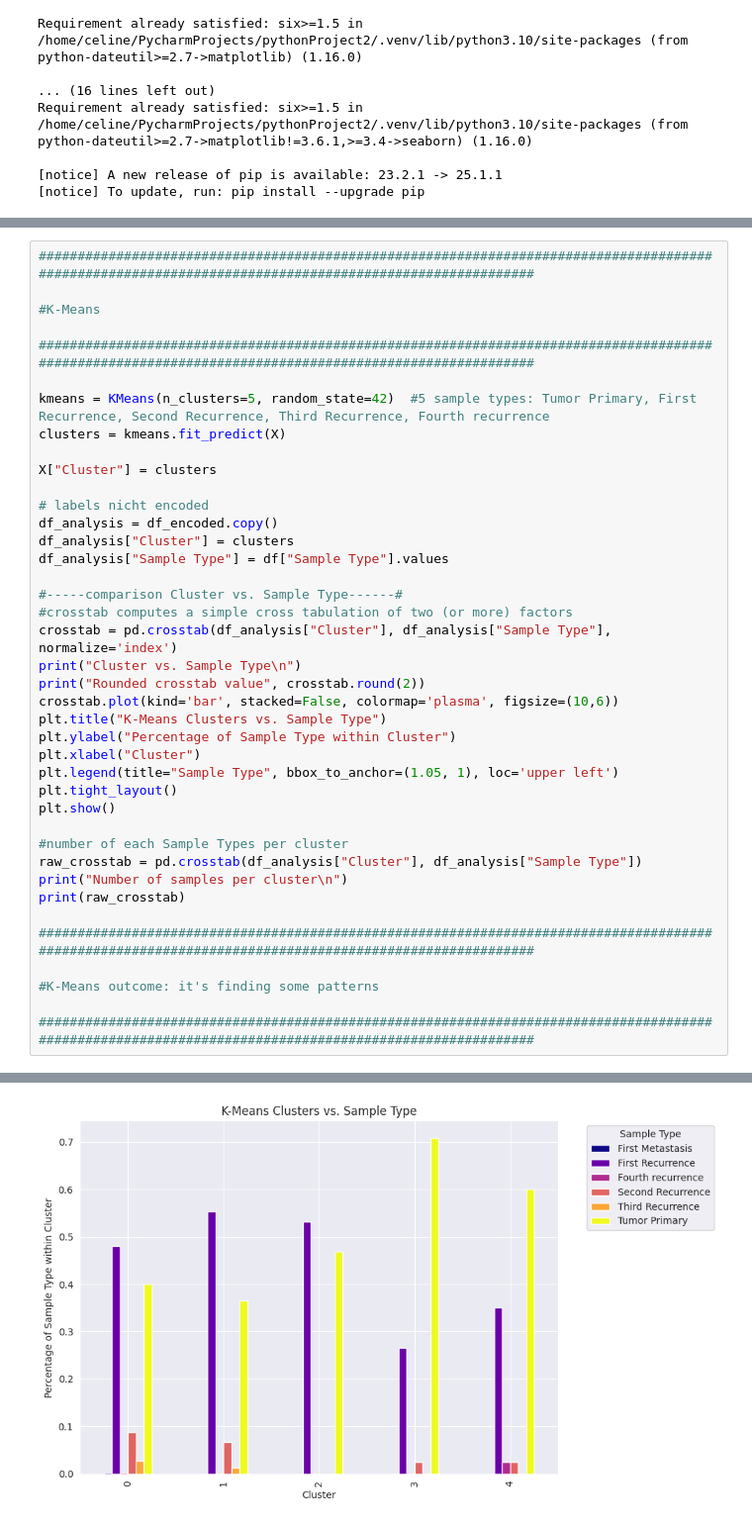
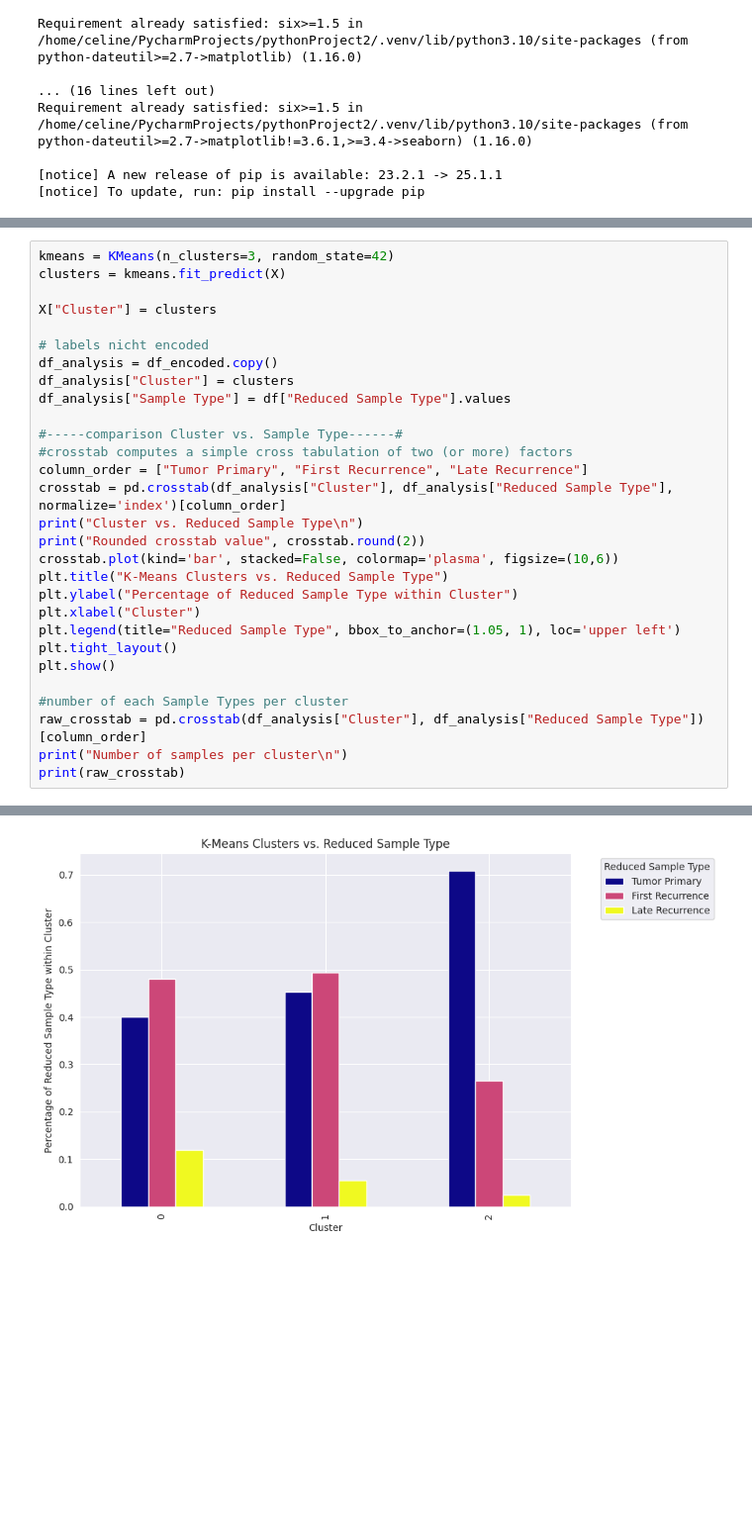
Before and after one commit to c2904/Cancer-Classification-with-XAI-Vis, a Jupyter notebook: data.ipynb, the cells around one changed output, grey strips where cells are left out. Shown at 99% size. Drawn from its saved outputs; the diff is of its cells as text; blank space fills up the shorter version.

```diff
--- a/data.ipynb
+++ b/data.ipynb
@@ -180,11 +191,5 @@ Classification Report:
 # %%
-#######################################################################################################################################################
-
-#K-Means
-
-#######################################################################################################################################################
-
-kmeans = KMeans(n_clusters=5, random_state=42)  #5 sample types: Tumor Primary, First Recurrence, Second Recurrence, Third Recurrence, Fourth recurrence
+kmeans = KMeans(n_clusters=3, random_state=42)
 clusters = kmeans.fit_predict(X)
 
 X["Cluster"] = clusters
@@ -192,29 +197,24 @@ X["Cluster"] = clusters
 # labels nicht encoded
 df_analysis = df_encoded.copy()
 df_analysis["Cluster"] = clusters
-df_analysis["Sample Type"] = df["Sample Type"].values
+df_analysis["Sample Type"] = df["Reduced Sample Type"].values
 
 #-----comparison Cluster vs. Sample Type------#
 #crosstab computes a simple cross tabulation of two (or more) factors
-crosstab = pd.crosstab(df_analysis["Cluster"], df_analysis["Sample Type"], normalize='index')
-print("Cluster vs. Sample Type\n")
+column_order = ["Tumor Primary", "First Recurrence", "Late Recurrence"]
+crosstab = pd.crosstab(df_analysis["Cluster"], df_analysis["Reduced Sample Type"], normalize='index')[column_order]
+print("Cluster vs. Reduced Sample Type\n")
 print("Rounded crosstab value", crosstab.round(2))
 crosstab.plot(kind='bar', stacked=False, colormap='plasma', figsize=(10,6))
-plt.title("K-Means Clusters vs. Sample Type")
-plt.ylabel("Percentage of Sample Type within Cluster")
+plt.title("K-Means Clusters vs. Reduced Sample Type")
+plt.ylabel("Percentage of Reduced Sample Type within Cluster")
 plt.xlabel("Cluster")
-plt.legend(title="Sample Type", bbox_to_anchor=(1.05, 1), loc='upper left')
+plt.legend(title="Reduced Sample Type", bbox_to_anchor=(1.05, 1), loc='upper left')
 plt.tight_layout()
 plt.show()
 
 #number of each Sample Types per cluster
-raw_crosstab = pd.crosstab(df_analysis["Cluster"], df_analysis["Sample Type"])
+raw_crosstab = pd.crosstab(df_analysis["Cluster"], df_analysis["Reduced Sample Type"])[column_order]
 print("Number of samples per cluster\n")
 print(raw_crosstab)
-
-#######################################################################################################################################################
-
-#K-Means outcome: it's finding some patterns
-
-#######################################################################################################################################################
 # %% [output]
@@ -238,3 +228,3 @@ Cluster
-[figure, old version]
+[figure, new version]
 Number of samples per cluster
 
```
Also changed, not shown: parts of 2 cells of this notebook.
